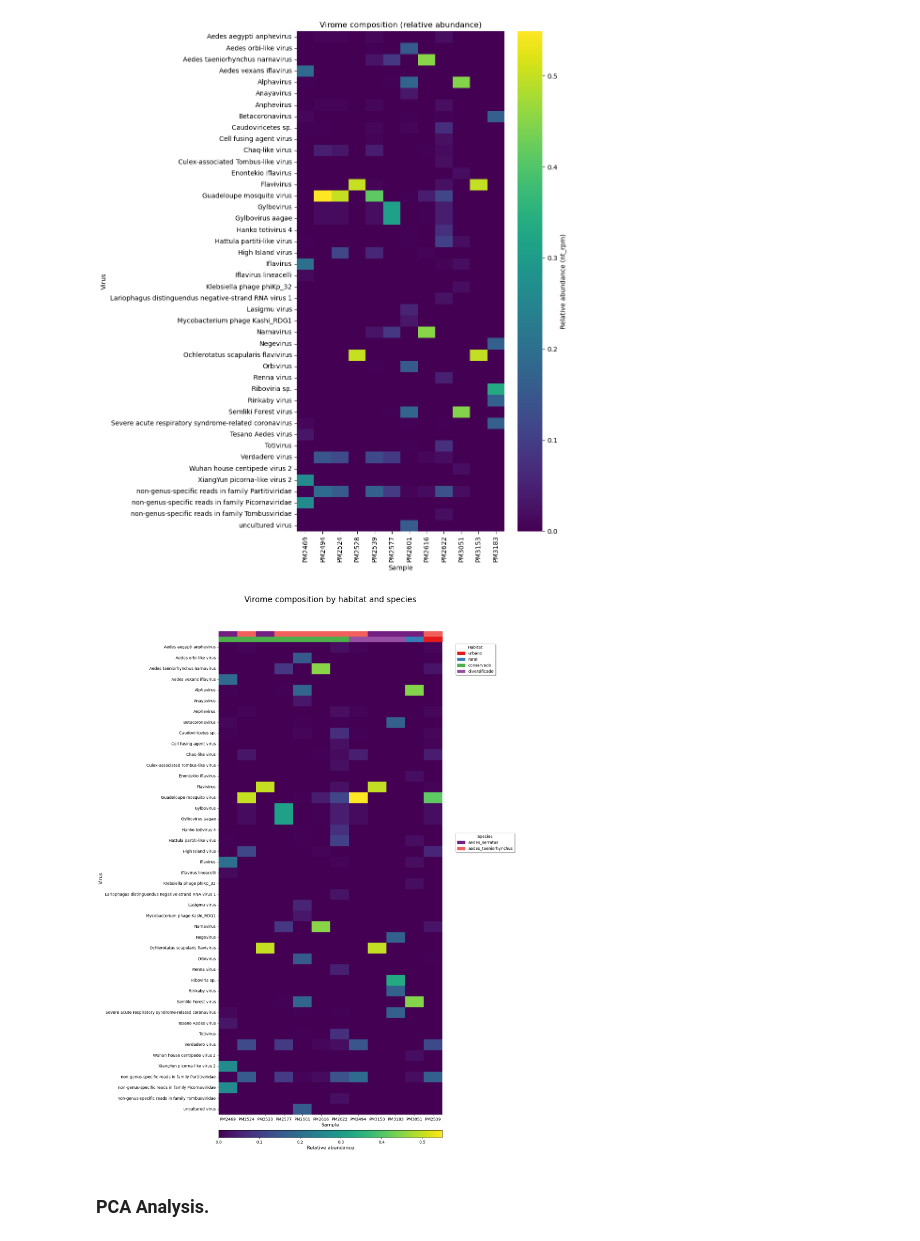
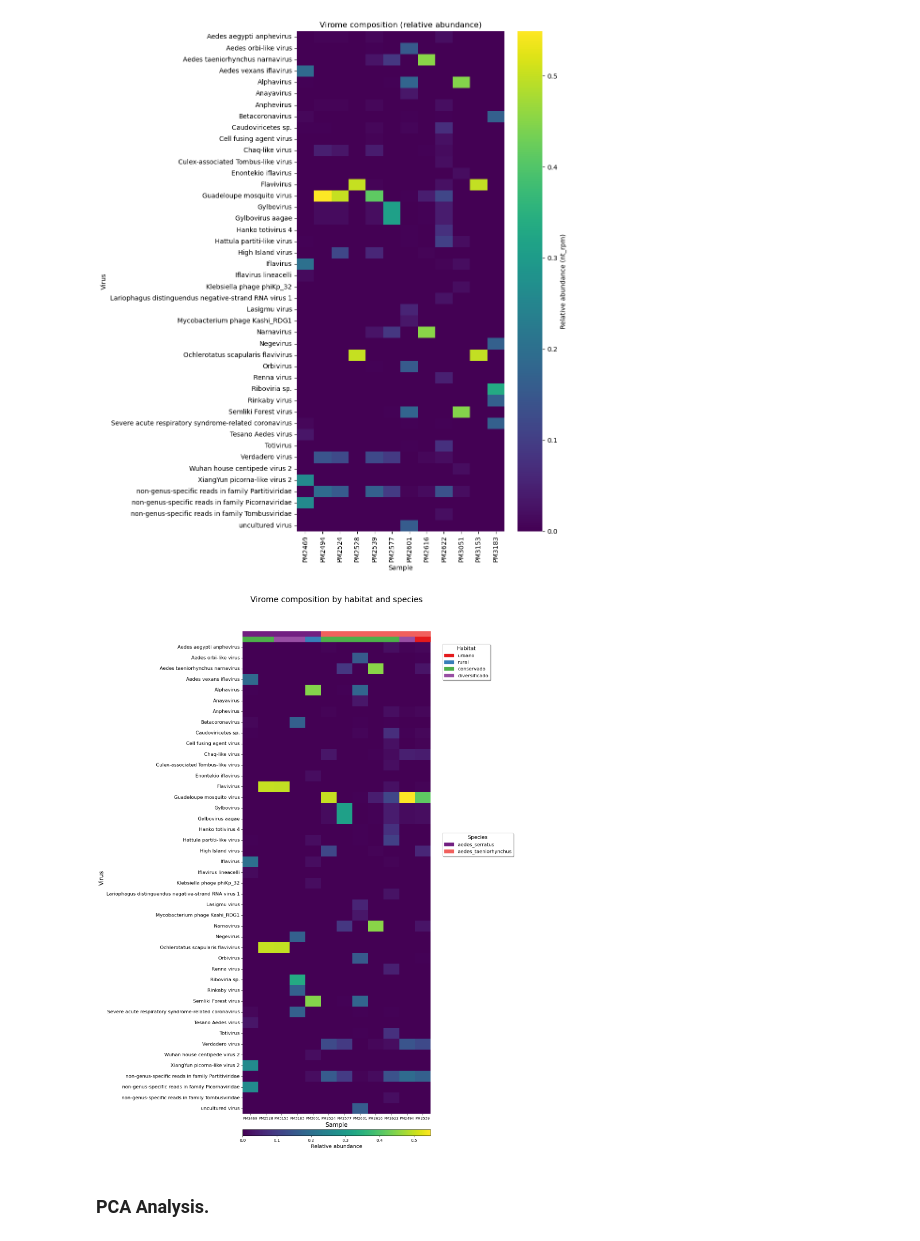
Before and after one commit to mgarciak-LEVE/mosquito_virome_yucatan_LEVE, a Jupyter notebook: scripts/czid_analysis/sequence_analysis.ipynb, the cells around one changed output. Saved outputs shown, nothing was run; the diff lists cells and outputs as text; code cells hidden in the pictures.

```diff
--- a/scripts/czid_analysis/sequence_analysis.ipynb
+++ b/scripts/czid_analysis/sequence_analysis.ipynb
@@ -347,7 +347,7 @@ plt.show()
 # %% [output]
 [figure]
 # %%
-order = df_metadata.sort_values(["habitat", "site"])["sample_name"]
+order = df_metadata.sort_values(["species", "habitat"])["sample_name"]
 
 # Only those samples that remain after filtering
 order = [s for s in order if s in pivot_filt.columns]
@@ -357,7 +357,7 @@ pivot_ordered = pivot_filt[order]
 # Index metadata
 meta = df_metadata.set_index("sample_name")
 
-# Colors mapping
+# Colors mapping (same as before)
 habitat_colors = meta.loc[order, "habitat"].map({
     "urbano": "#e41a1c",
     "rural": "#377eb8",
@@ -385,14 +385,20 @@ ax_title.set_title("Virome composition by habitat and species", fontsize=20, pad
 ax = sns.heatmap(
     pivot_ordered,
     cmap="viridis",
-    cbar=False,  # Disable default colorbar
-    ax=ax_heatmap
+    cbar=False,
+    ax=ax_heatmap,
+    xticklabels=True,
+    yticklabels=True
 )
+
+# y-axis tick labels font size
+ax.tick_params(axis='y', labelsize=12)  # Adjust size as needed
+ax.tick_params(axis='x', labelsize=9)  # Sample names font size
 
 # Add colorbar at the bottom
 cbar = fig.colorbar(ax.collections[0], ax=ax, orientation='horizontal',
                     pad=0.03, fraction=0.05, aspect=30)
-cbar.set_label("Relative abundance", fontsize=12)
+cbar.set_label("Relative abundance", fontsize=13)
 
 # Habitat color above heatmap
 for i, color in enumerate(habitat_colors):
@@ -424,38 +430,53 @@ sp_legend = [
 ]
 
 # Add both legends on the right side without overlap
 legend1 = ax.legend(
     handles=hab_legend,
     title="Habitat",
     bbox_to_anchor=(1.05, 1.0),
     loc="upper left",
     frameon=True,
     fancybox=True,
     shadow=True,
-    fontsize=10
+    fontsize=12,
+    title_fontsize=13
 )
 
 legend2 = ax.legend(
     handles=sp_legend,
     title="Species",
     bbox_to_anchor=(1.05, 0.6),
     loc="upper left",
     frameon=True,
     fancybox=True,
     shadow=True,
-    fontsize=10
+    fontsize=12,
+    title_fontsize=13
 )
 
 ax.add_artist(legend1)
 
 # Etiquetas de ejes
-ax.set_xlabel("Sample", fontsize=12)
-ax.set_ylabel("Virus", fontsize=12)
+ax.set_xlabel("Sample", fontsize=15)
+ax.set_ylabel("Virus", fontsize=15)
 
 plt.tight_layout()
+
+# Full path
+output_path = base_path / 'results' / 'czid' / 'ViromeCompositionHeatmap.png'
+
+plt.savefig(
+    output_path,
+    dpi=300,                    # Resolution
+    bbox_inches='tight',        # Removes extra white space
+    format='png',               # Format
+    transparent=False,          # Set to True for transparent background
+    facecolor='white'           # Background color
+)
+
 plt.show()
 # %% [output]
-[figure, old version]
+[figure, new version]
 # %% [markdown]
 ### PCA Analysis.
 # %%
```
Also changed, not shown: parts of 4 cells of this notebook, 5 other files.
